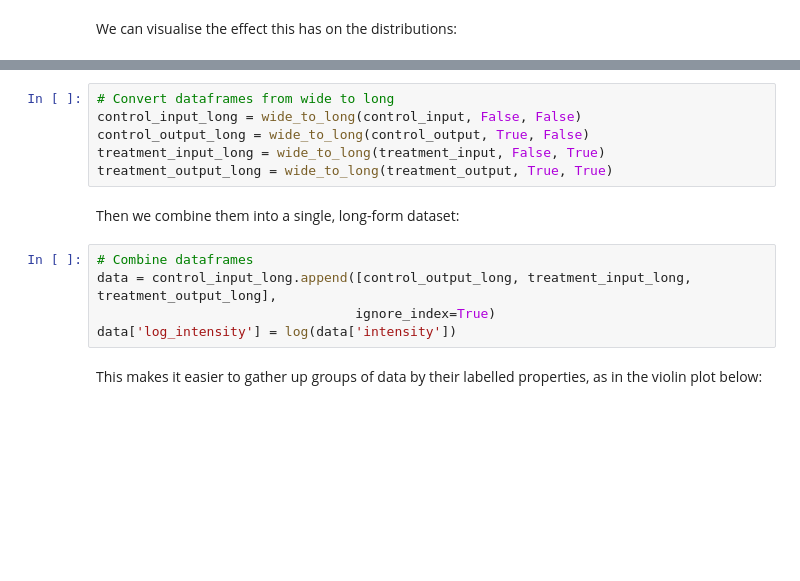
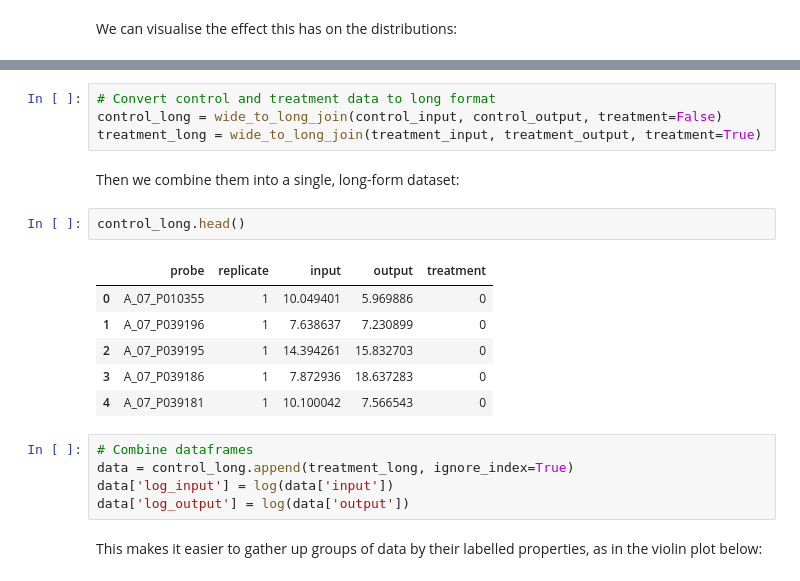
Before and after one commit to widdowquinn/SI_Holmes_etal_2017, a Jupyter notebook: 01-data_cleaning_qa.ipynb, the cells around one changed output, grey strips where cells are left out. Cells and saved outputs as stored; diff of their text form; blank space fills up the shorter version.

```diff
--- a/01-data_cleaning_qa.ipynb
+++ b/01-data_cleaning_qa.ipynb
@@ -186,15 +236,22 @@ def wide_to_long(df, output, treatment):
-# %%
-# Convert dataframes from wide to long
-control_input_long = wide_to_long(control_input, False, False)
-control_output_long = wide_to_long(control_output, True, False)
-treatment_input_long = wide_to_long(treatment_input, False, True)
-treatment_output_long = wide_to_long(treatment_output, True, True)
+# %%
+# Convert control and treatment data to long format
+control_long = wide_to_long_join(control_input, control_output, treatment=False)
+treatment_long = wide_to_long_join(treatment_input, treatment_output, treatment=True)
 # %% [markdown]
 Then we combine them into a single, long-form dataset:
+# %%
+control_long.head()
+# %% [output]
+|  | probe | replicate | input | output | treatment |
+| 0 | A_07_P010355 | 1 | 10.049401 | 5.969886 | 0 |
+| 1 | A_07_P039196 | 1 | 7.638637 | 7.230899 | 0 |
+| 2 | A_07_P039195 | 1 | 14.394261 | 15.832703 | 0 |
+| 3 | A_07_P039186 | 1 | 7.872936 | 18.637283 | 0 |
+| 4 | A_07_P039181 | 1 | 10.100042 | 7.566543 | 0 |
 # %%
 # Combine dataframes
-data = control_input_long.append([control_output_long, treatment_input_long, treatment_output_long],
-                                 ignore_index=True)
-data['log_intensity'] = log(data['intensity'])
+data = control_long.append(treatment_long, ignore_index=True)
+data['log_input'] = log(data['input'])
+data['log_output'] = log(data['output'])
 # %% [markdown]
 This makes it easier to gather up groups of data by their labelled properties, as in the violin plot below:
```
Also changed, not shown: parts of 14 cells of this notebook.
